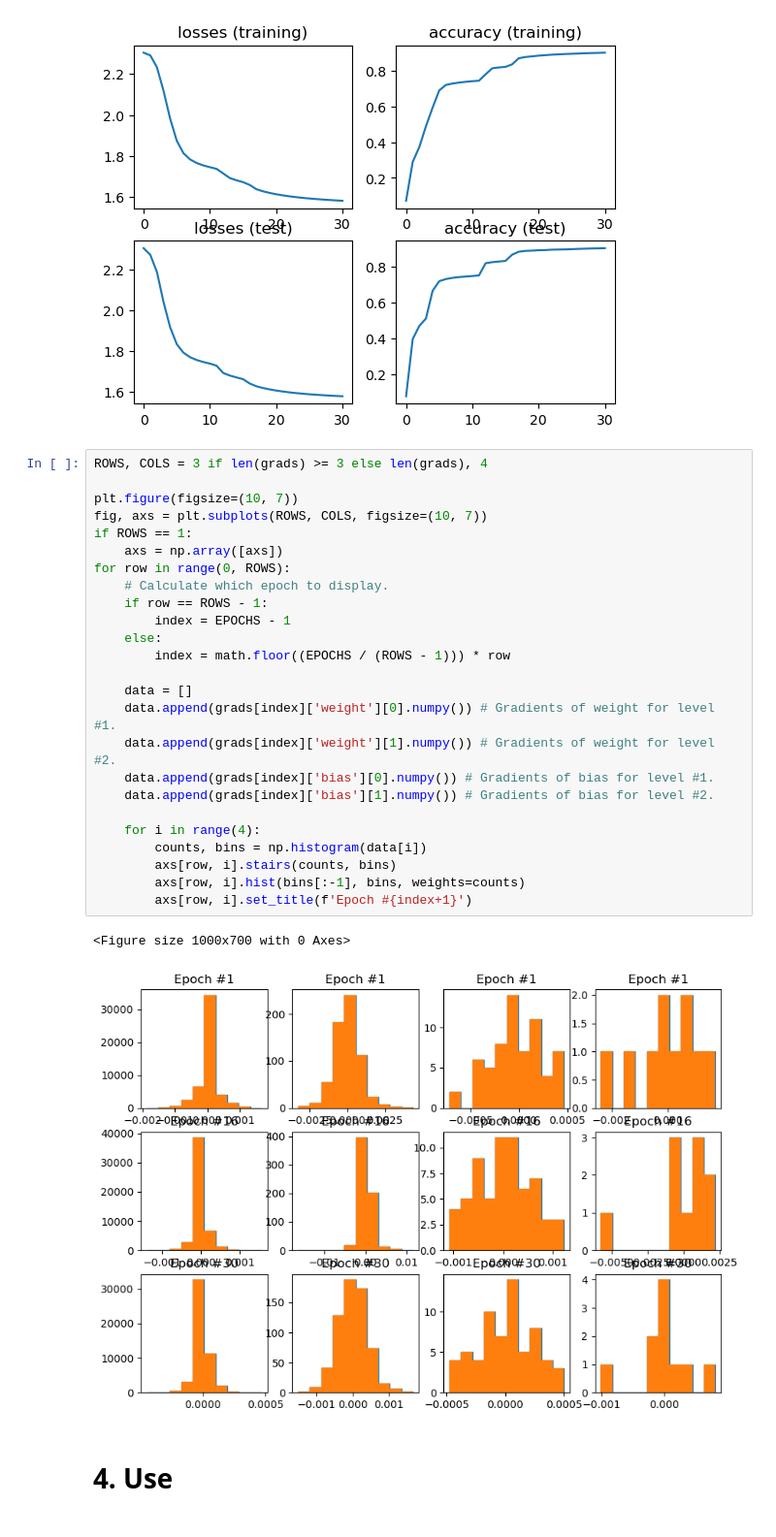
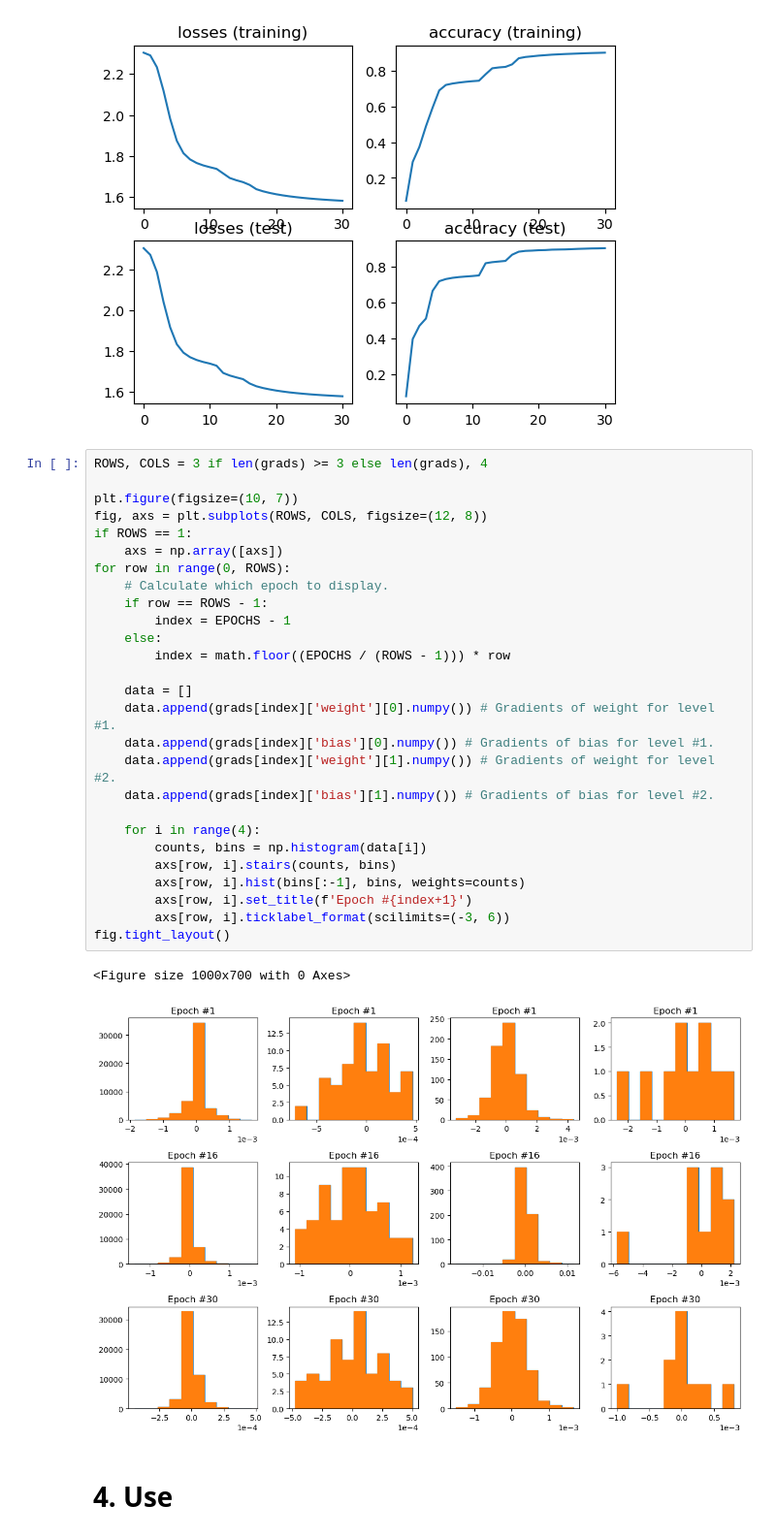
Before and after one commit to shuangxuetwelve/pytorch-practice, a Jupyter notebook: MNIST-1.ipynb, the cells around one changed output. Shown at 97% size. Cells and saved outputs as stored; diff of their text form.

Commit message:
Use scientific notation on the plots of gradients

```diff
--- a/MNIST-1.ipynb
+++ b/MNIST-1.ipynb
@@ -255,31 +255,33 @@ plt.show()
 # %%
 ROWS, COLS = 3 if len(grads) >= 3 else len(grads), 4
 
 plt.figure(figsize=(10, 7))
-fig, axs = plt.subplots(ROWS, COLS, figsize=(10, 7))
+fig, axs = plt.subplots(ROWS, COLS, figsize=(12, 8))
 if ROWS == 1:
     axs = np.array([axs])
 for row in range(0, ROWS):
     # Calculate which epoch to display.
     if row == ROWS - 1:
         index = EPOCHS - 1
     else:
         index = math.floor((EPOCHS / (ROWS - 1))) * row
 
     data = []
     data.append(grads[index]['weight'][0].numpy()) # Gradients of weight for level #1.
+    data.append(grads[index]['bias'][0].numpy()) # Gradients of bias for level #1.
     data.append(grads[index]['weight'][1].numpy()) # Gradients of weight for level #2.
-    data.append(grads[index]['bias'][0].numpy()) # Gradients of bias for level #1.
     data.append(grads[index]['bias'][1].numpy()) # Gradients of bias for level #2.
 
     for i in range(4):
         counts, bins = np.histogram(data[i])
         axs[row, i].stairs(counts, bins)
         axs[row, i].hist(bins[:-1], bins, weights=counts)
         axs[row, i].set_title(f'Epoch #{index+1}')
+        axs[row, i].ticklabel_format(scilimits=(-3, 6))
+fig.tight_layout()
 # %% [output]
 <Figure size 1000x700 with 0 Axes>
-[figure, old version]
+[figure, new version]
 # %% [markdown]
 # 4. Use
 # %%
```
